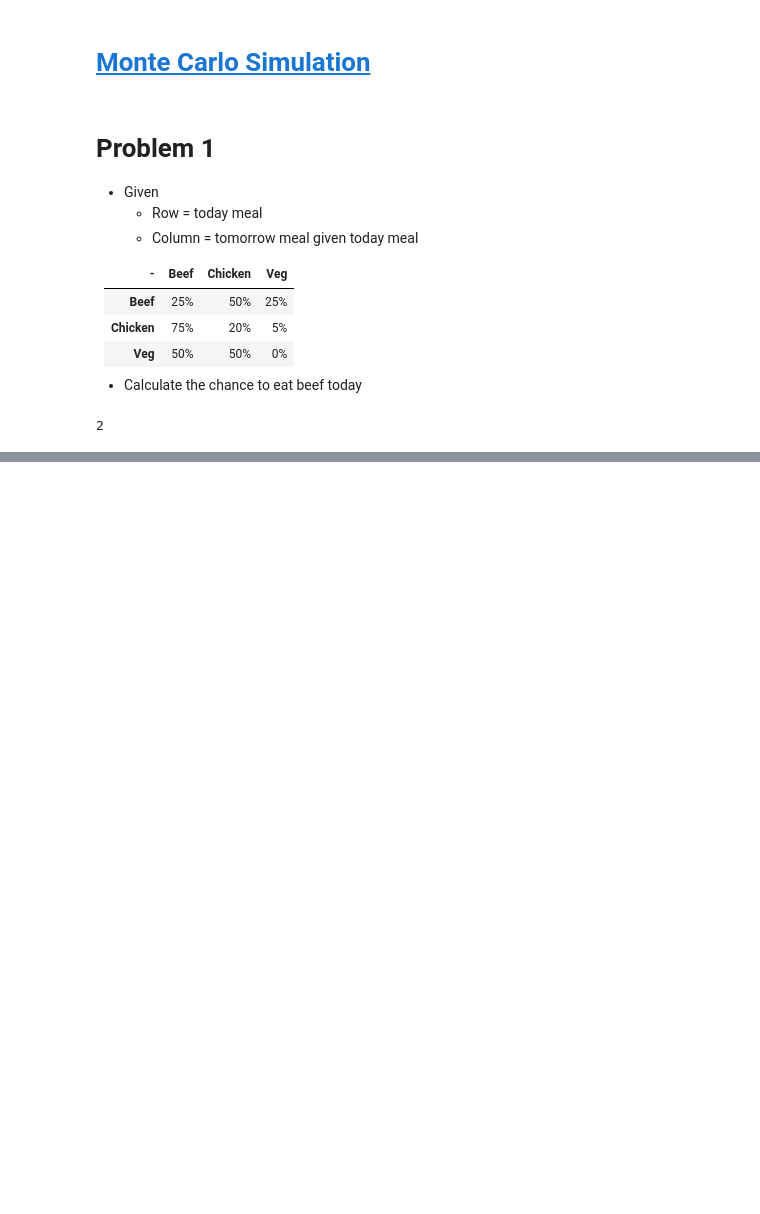
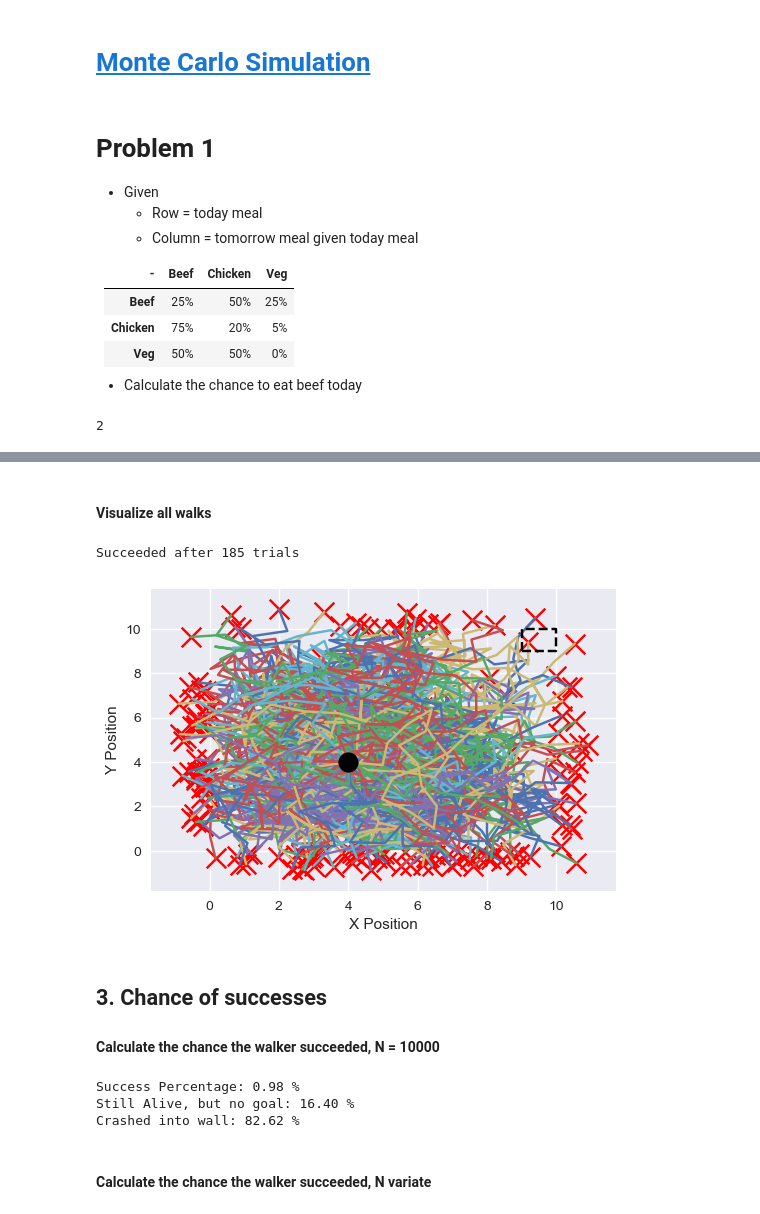
Before and after one commit to dangkhoadl/my-Machine-Learning, a Jupyter notebook: Problems/MC_1_RandomWalk.ipynb, the cells around one changed output, grey strips where cells are left out. Saved outputs shown, nothing was run; the diff lists cells and outputs as text; code cells hidden in the pictures; blank space fills up the shorter version.

```diff
--- a/Problems/MC_1_RandomWalk.ipynb
+++ b/Problems/MC_1_RandomWalk.ipynb
@@ -112,0 +212,65 @@ def take_step(position, step_size):
+# %% [markdown]
+#### Visualize all walks
+# %%
+def draw_many_paths(walk_paths):
+    plt.figure(dpi=100)
+
+    for walk_path in walk_paths:
+        x, y = zip(*walk_path)
+
+        # Plot path
+        plt.plot(x, y)
+
+        # Plot destination
+        plt.scatter(
+            x=x[-1], y=y[-1],
+            marker='x', c='r', s=200);
+
+    # Plot start position
+    plt.scatter(
+        x=[4], y=[4],
+        marker='o',c='k',s=200, zorder=10)
+
+    # Plot goal box
+    plt.plot([9,10,10,9,9],[9,9,10,10,9],'k--')
+
+    plt.xlabel("X Position")
+    plt.ylabel("Y Position")
+# %%
+# Visualize all walks
+succeeded = 0
+cnt = 0
+walk_paths = []
+while succeeded != 2:
+    cnt += 1
+    walk_path, succeeded = simulate_a_walk(
+        start_position=(4, 4),
+        number_of_steps=50)
+    walk_paths.append(walk_path)
+
+print("Succeeded after {} trials".format(cnt))
+draw_many_paths(walk_paths)
+# %% [output]
+Succeeded after 185 trials
+[figure, added]
+# %% [markdown]
+## 3. Chance of successes
+#### Calculate the chance the walker succeeded, N = 10000
+# %%
+results = {0:0, 1:0, 2:0}
+N = 10000
+for i in range(N):
+    walk_path, result = simulate_a_walk(
+        start_position=(4,4),
+        number_of_steps=50)
+    results[result] += 1
+
+print("Success Percentage: {:.2f} %".format(results[2]/N * 100))
+print("Still Alive, but no goal: {:.2f} %".format(results[1]/N * 100))
+print("Crashed into wall: {:.2f} %".format(results[0]/N*100))
+# %% [output]
+Success Percentage: 0.98 %
+Still Alive, but no goal: 16.40 %
+Crashed into wall: 82.62 %
+# %% [markdown]
+#### Calculate the chance the walker succeeded, N variate
```
Also changed, not shown: parts of 11 cells of this notebook, 3 other files.
